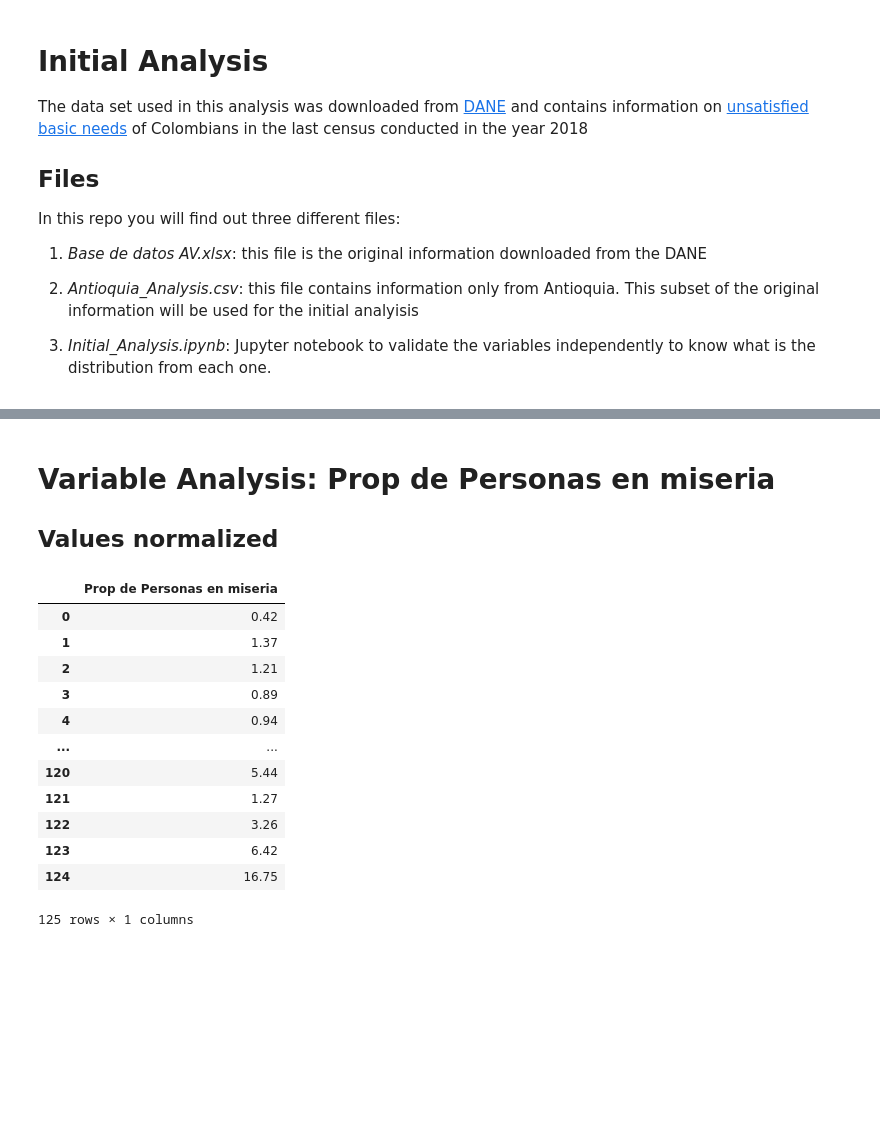
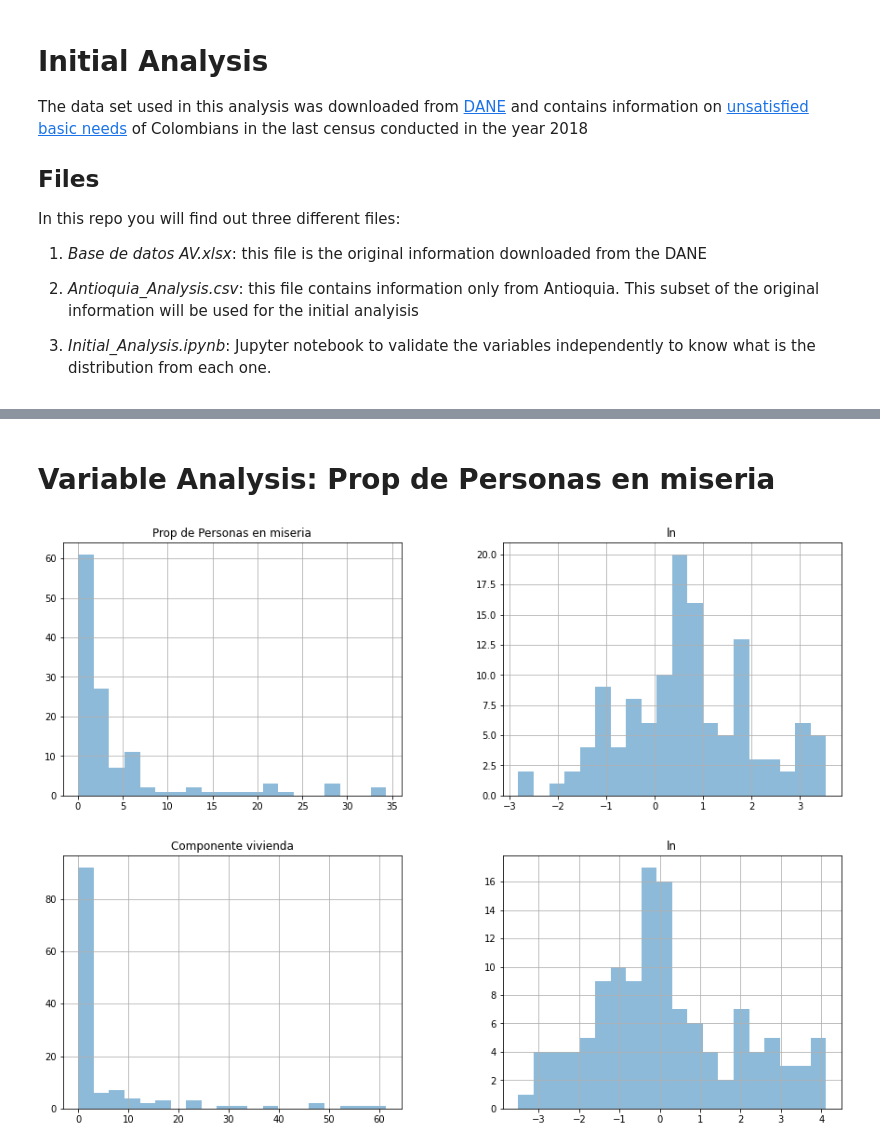
Before and after one commit to hrodriguezgi/multivariate_analysis, a Jupyter notebook: Initial_Analysis.ipynb, the cells around one changed output, grey strips where cells are left out. Saved outputs shown, nothing was run; the diff lists cells and outputs as text; code cells hidden in the pictures; blank space fills up the shorter version.

```diff
--- a/Initial_Analysis.ipynb
+++ b/Initial_Analysis.ipynb
@@ -97,22 +71,9 @@ pd.Series(df_prop_personas_nbi['ln']).hist()
 # %% [markdown]
 # Variable Analysis: Prop de Personas en miseria
-
-## Values normalized
 # %%
-df_prop_personas_miseria = df_ori[['Prop de Personas en miseria']].copy()
-#df_prop_personas_miseria = normalization(df_prop_personas_miseria)
-df_prop_personas_miseria
+df_prop_personas_miseria = df_analysis[['Prop de Personas en miseria']].copy()
+df_prop_personas_miseria = normalization(df_prop_personas_miseria)
+
+hist_plot(df_prop_personas_miseria)
 # %% [output]
-|  | Prop de Personas en miseria |
-| 0 | 0.42 |
-| 1 | 1.37 |
-| 2 | 1.21 |
-| 3 | 0.89 |
-| 4 | 0.94 |
-| ... | ... |
-| 120 | 5.44 |
-| 121 | 1.27 |
-| 122 | 3.26 |
-| 123 | 6.42 |
-| 124 | 16.75 |
-125 rows × 1 columns
+[figure, added]
@@ -118,0 +82,7 @@ df_prop_personas_miseria
+# %%
+df_componente_vivienda = df_analysis[['Componente vivienda']].copy()
+df_componente_vivienda = normalization(df_componente_vivienda)
+
+hist_plot(df_componente_vivienda)
+# %% [output]
+[figure, added]
```
Also changed, not shown: parts of 22 cells of this notebook.
